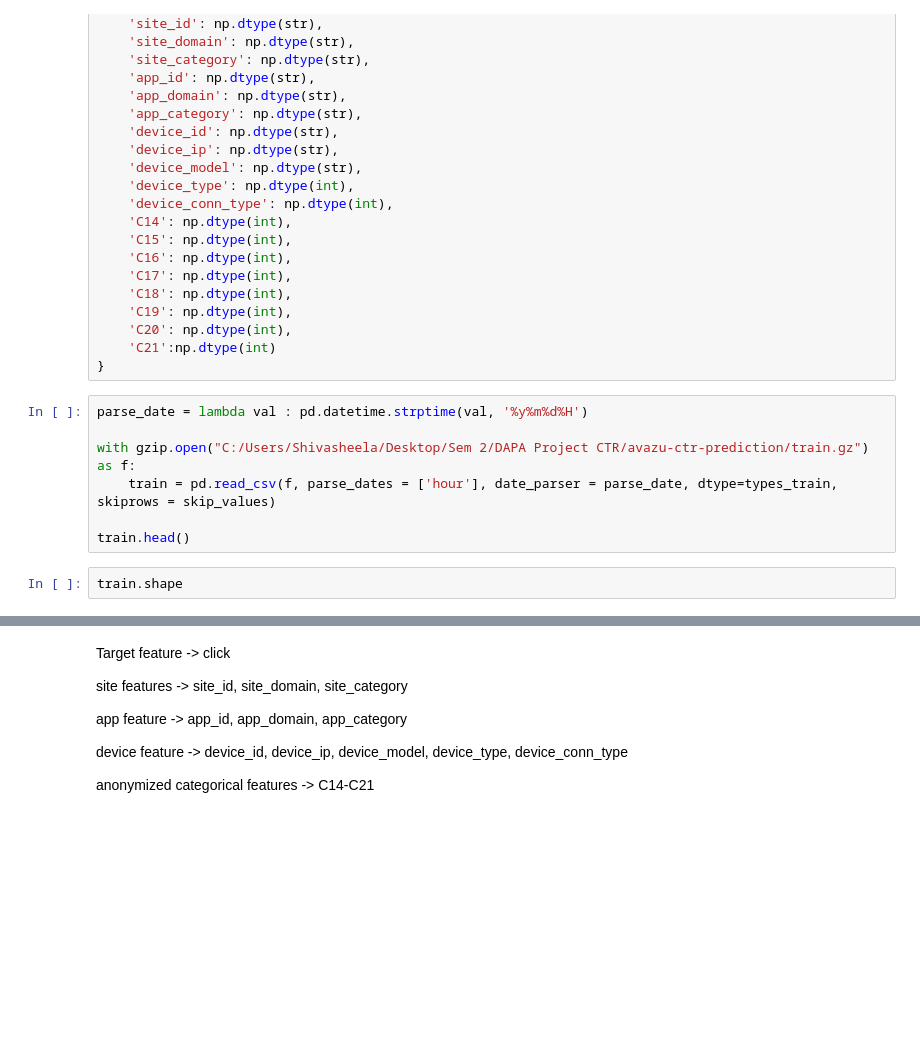
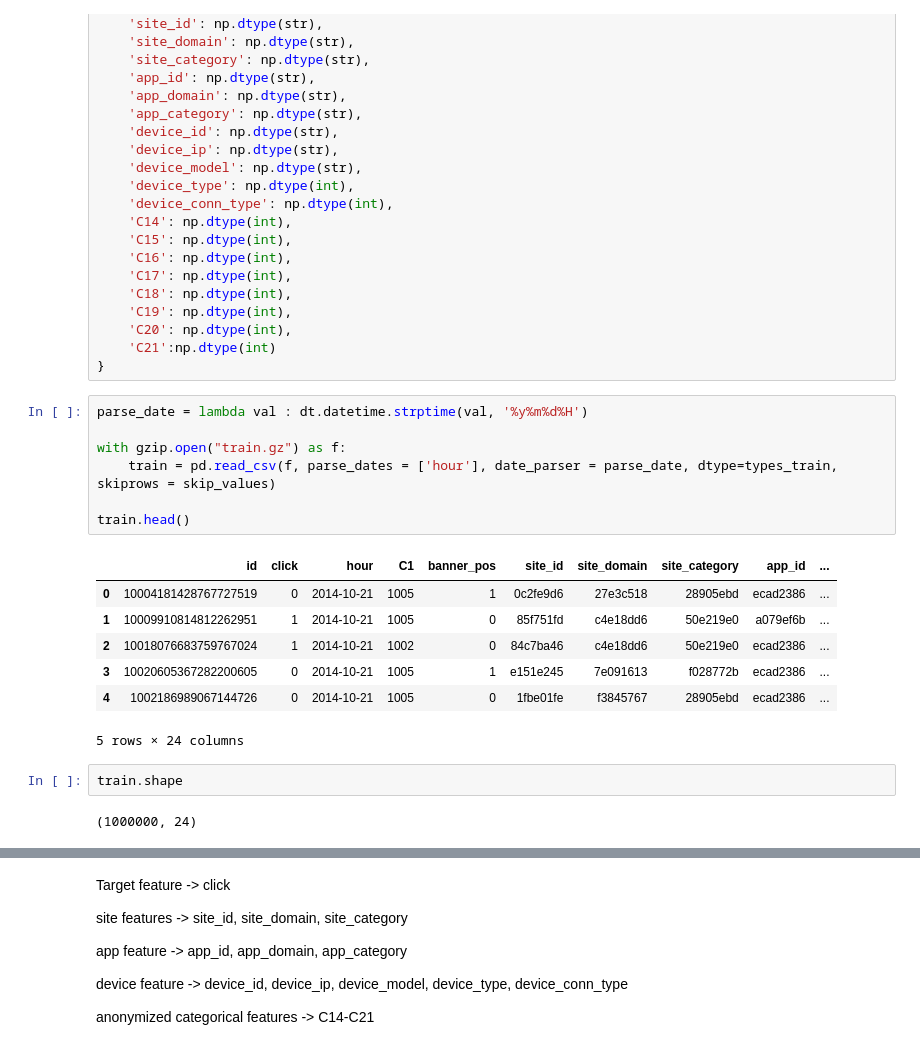
Before and after one commit to TheBharatha/Life-of-Py, a Jupyter notebook: BookingFrequency/Click Through Rate.ipynb, the cells around one changed output, grey strips where cells are left out. Saved outputs shown, nothing was run; the diff lists cells and outputs as text; blank space fills up the shorter version.

Commit message:
Update Click Through Rate.ipynb
Fized timestamp wrror week_name attribute

```diff
--- a/BookingFrequency/Click Through Rate.ipynb
+++ b/BookingFrequency/Click Through Rate.ipynb
@@ -62,13 +64,23 @@ types_test = {
     'C21':np.dtype(int)
 }
 # %%
-parse_date = lambda val : pd.datetime.strptime(val, '%y%m%d%H')
+parse_date = lambda val : dt.datetime.strptime(val, '%y%m%d%H')
 
-with gzip.open("C:/Users/Shivasheela/Desktop/Sem 2/DAPA Project CTR/avazu-ctr-prediction/train.gz") as f:
+with gzip.open("train.gz") as f:
     train = pd.read_csv(f, parse_dates = ['hour'], date_parser = parse_date, dtype=types_train, skiprows = skip_values)
 
 train.head()
+# %% [output]
+|  | id | click | hour | C1 | banner_pos | site_id | site_domain | site_category | app_id | ... |
+| 0 | 10004181428767727519 | 0 | 2014-10-21 | 1005 | 1 | 0c2fe9d6 | 27e3c518 | 28905ebd | ecad2386 | ... |
+| 1 | 10009910814812262951 | 1 | 2014-10-21 | 1005 | 0 | 85f751fd | c4e18dd6 | 50e219e0 | a079ef6b | ... |
+| 2 | 10018076683759767024 | 1 | 2014-10-21 | 1002 | 0 | 84c7ba46 | c4e18dd6 | 50e219e0 | ecad2386 | ... |
+| 3 | 10020605367282200605 | 0 | 2014-10-21 | 1005 | 1 | e151e245 | 7e091613 | f028772b | ecad2386 | ... |
+| 4 | 1002186989067144726 | 0 | 2014-10-21 | 1005 | 0 | 1fbe01fe | f3845767 | 28905ebd | ecad2386 | ... |
+5 rows × 24 columns
 # %%
 train.shape
+# %% [output]
+(1000000, 24)
 # %%
 train.dtypes
```
Also changed, not shown: parts of 19 cells of this notebook.
